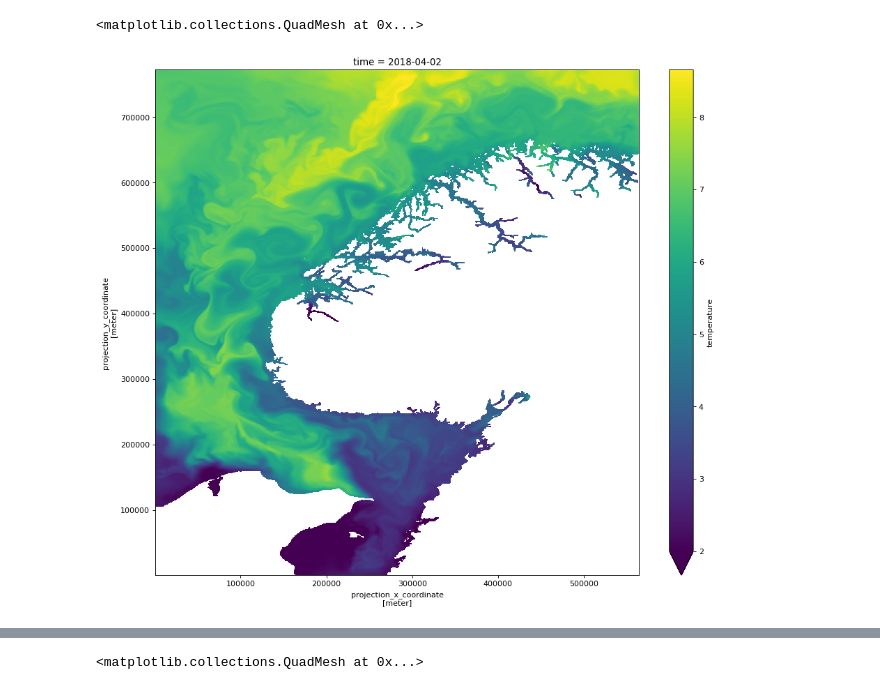
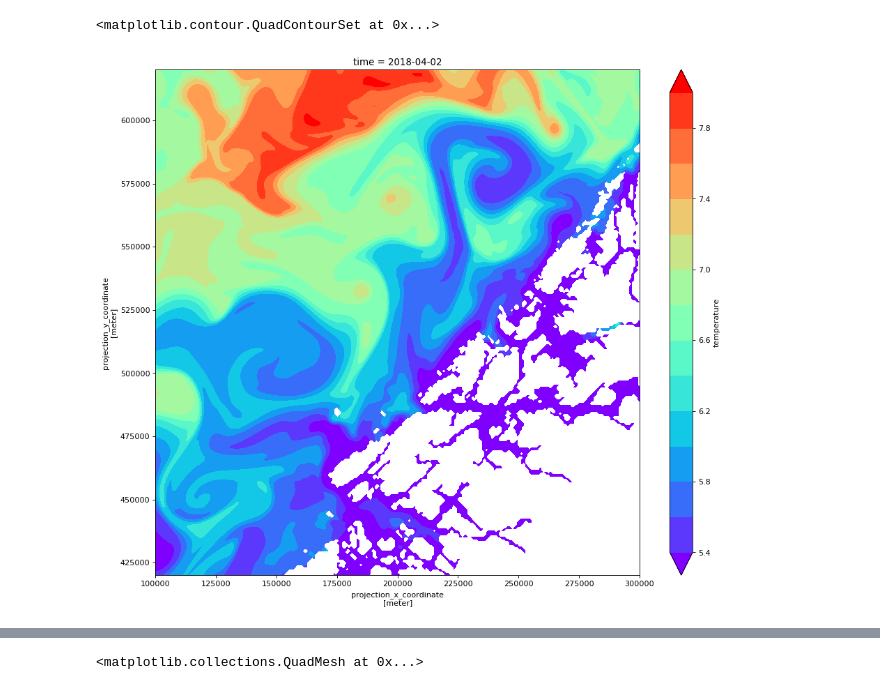
Before and after one commit to evenlwanvik/TTK-4900-Master, a Jupyter notebook: visualize/SINMOD_analysis.ipynb, the cells around one changed output, grey strips where cells are left out. Cells and saved outputs as stored; diff of their text form; code cells hidden in the pictures.

```diff
--- a/visualize/SINMOD_analysis.ipynb
+++ b/visualize/SINMOD_analysis.ipynb
@@ -19,11 +19,17 @@ lon = ds.gridLons
 #fig, (ax1, ax2) = plt.subplots(ncols=2, figsize=(9,3))
 #test.plot.scatter()
 # %%
+
+
+
 sst = ds.temperature[0]
 sst_masked = sst.where(sst > -1e+4)
 
 fig=plt.figure(figsize=(14, 12), dpi= 80, facecolor='w', edgecolor='w')
-sst_masked.plot(vmin=2)
+
+levels = np.arange(5.4,8.2,0.2)
+
+sst_masked.plot.contourf(vmin=2, add_colorbar=True, xlim=[1e5,3e5], ylim=[4.2e5, 6.2e5], levels=levels, cmap='rainbow')
 # %% [output]
-<matplotlib.collections.QuadMesh at 0x...>
+<matplotlib.contour.QuadContourSet at 0x...>
-[figure, old version]
+[figure, new version]
```
Also changed, not shown: parts of 8 cells of this notebook, 14 other files.
